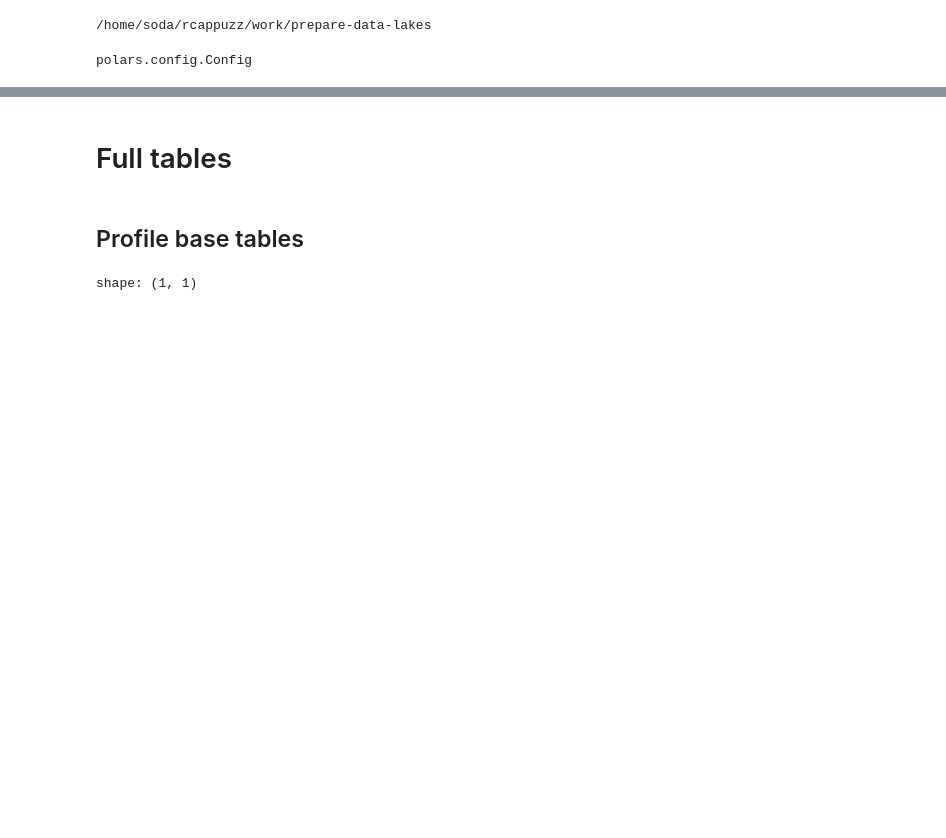
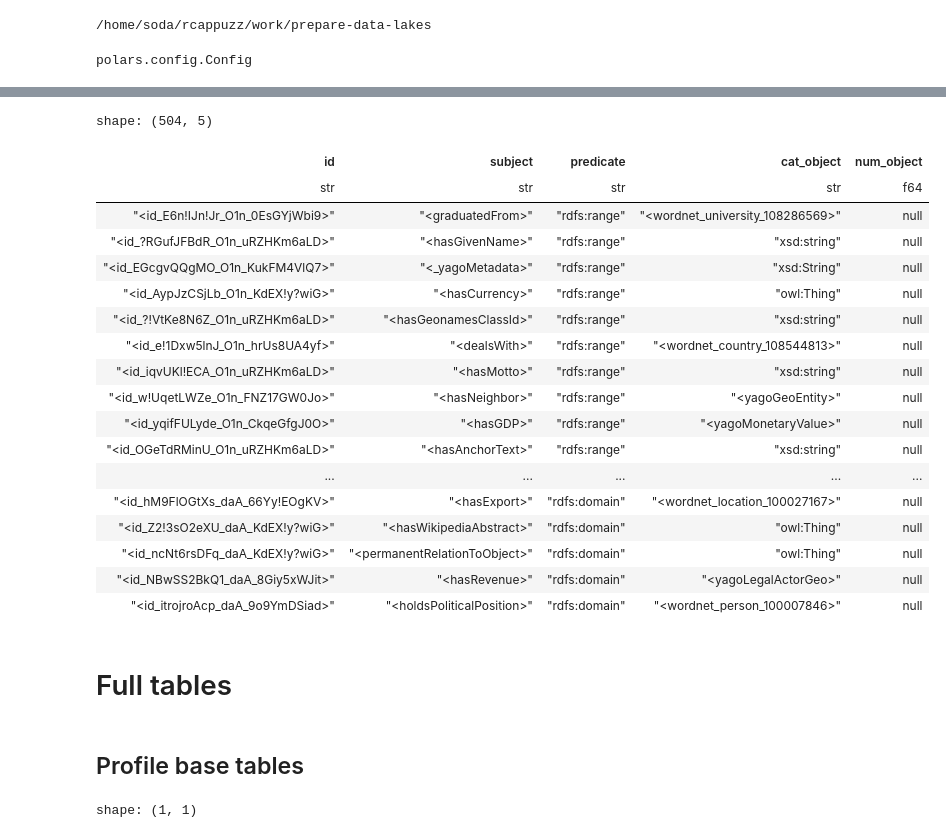
Before and after one commit to rcap107/YADL, a Jupyter notebook: notebooks/Preparing VLDB variant.ipynb, the cells around one changed output, grey strips where cells are left out. Cells and saved outputs as stored; diff of their text form; code cells hidden in the pictures; blank space fills up the shorter version.

```diff
--- a/notebooks/Preparing VLDB variant.ipynb
+++ b/notebooks/Preparing VLDB variant.ipynb
@@ -72,3 +169,29 @@ wikipedia_labels = utils.import_from_yago(wikilabels_path)
+# %%
+p = Path(
+    yago_path, "facts_parquet/yago_updated_2022_part2/yagoSchema.tsv.parquet"
+)
+
+utils.import_from_yago(p, debug=False, limit=1000)
+# %% [output]
+shape: (504, 5)
+| id | subject | predicate | cat_object | num_object |
+| str | str | str | str | f64 |
+| "<id_E6n!IJn!Jr_O1n_0EsGYjWbi9>" | "<graduatedFrom>" | "rdfs:range" | "<wordnet_university_108286569>" | null |
+| "<id_?RGufJFBdR_O1n_uRZHKm6aLD>" | "<hasGivenName>" | "rdfs:range" | "xsd:string" | null |
+| "<id_EGcgvQQgMO_O1n_KukFM4VlQ7>" | "<_yagoMetadata>" | "rdfs:range" | "xsd:String" | null |
+| "<id_AypJzCSjLb_O1n_KdEX!y?wiG>" | "<hasCurrency>" | "rdfs:range" | "owl:Thing" | null |
+| "<id_?!VtKe8N6Z_O1n_uRZHKm6aLD>" | "<hasGeonamesClassId>" | "rdfs:range" | "xsd:string" | null |
+| "<id_e!1Dxw5lnJ_O1n_hrUs8UA4yf>" | "<dealsWith>" | "rdfs:range" | "<wordnet_country_108544813>" | null |
+| "<id_iqvUKl!ECA_O1n_uRZHKm6aLD>" | "<hasMotto>" | "rdfs:range" | "xsd:string" | null |
+| "<id_w!UqetLWZe_O1n_FNZ17GW0Jo>" | "<hasNeighbor>" | "rdfs:range" | "<yagoGeoEntity>" | null |
+| "<id_yqifFULyde_O1n_CkqeGfgJ0O>" | "<hasGDP>" | "rdfs:range" | "<yagoMonetaryValue>" | null |
+| "<id_OGeTdRMinU_O1n_uRZHKm6aLD>" | "<hasAnchorText>" | "rdfs:range" | "xsd:string" | null |
+| ... | ... | ... | ... | ... |
+| "<id_hM9FlOGtXs_daA_66Yy!EOgKV>" | "<hasExport>" | "rdfs:domain" | "<wordnet_location_100027167>" | null |
+| "<id_Z2!3sO2eXU_daA_KdEX!y?wiG>" | "<hasWikipediaAbstract>" | "rdfs:domain" | "owl:Thing" | null |
+| "<id_ncNt6rsDFq_daA_KdEX!y?wiG>" | "<permanentRelationToObject>" | "rdfs:domain" | "owl:Thing" | null |
+| "<id_NBwSS2BkQ1_daA_8Giy5xWJit>" | "<hasRevenue>" | "rdfs:domain" | "<yagoLegalActorGeo>" | null |
+| "<id_itrojroAcp_daA_9o9YmDSiad>" | "<holdsPoliticalPosition>" | "rdfs:domain" | "<wordnet_person_100007846>" | null |
 # %% [markdown]
 # Full tables
 # %%
```
Also changed, not shown: parts of 5 cells of this notebook, 1 other file.
